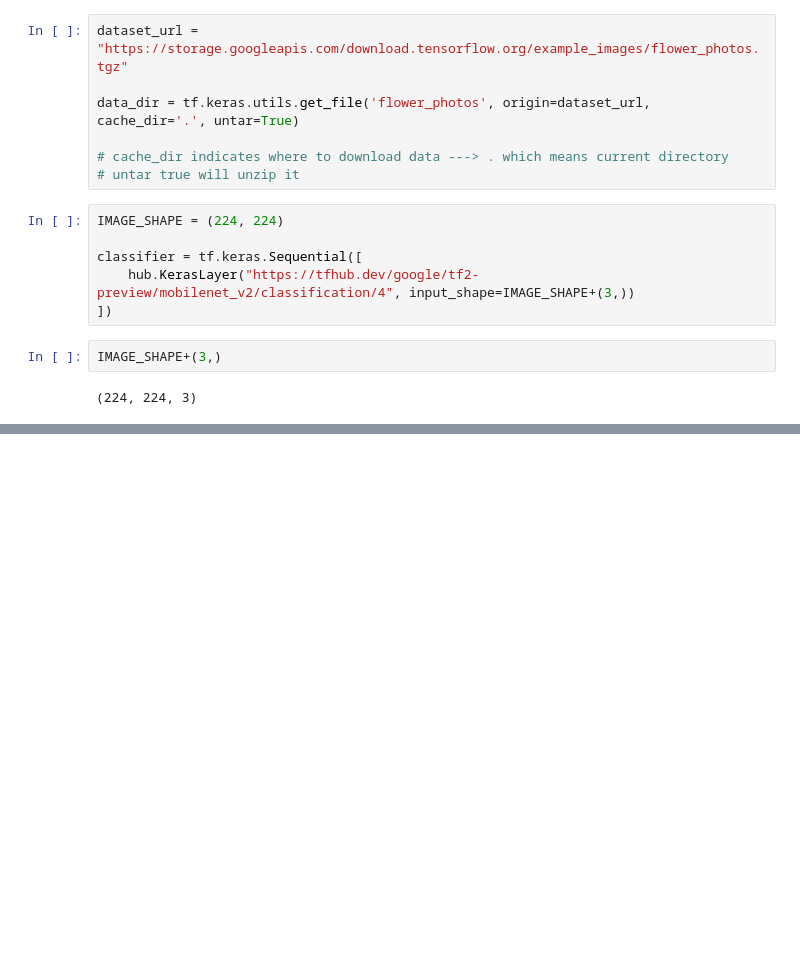
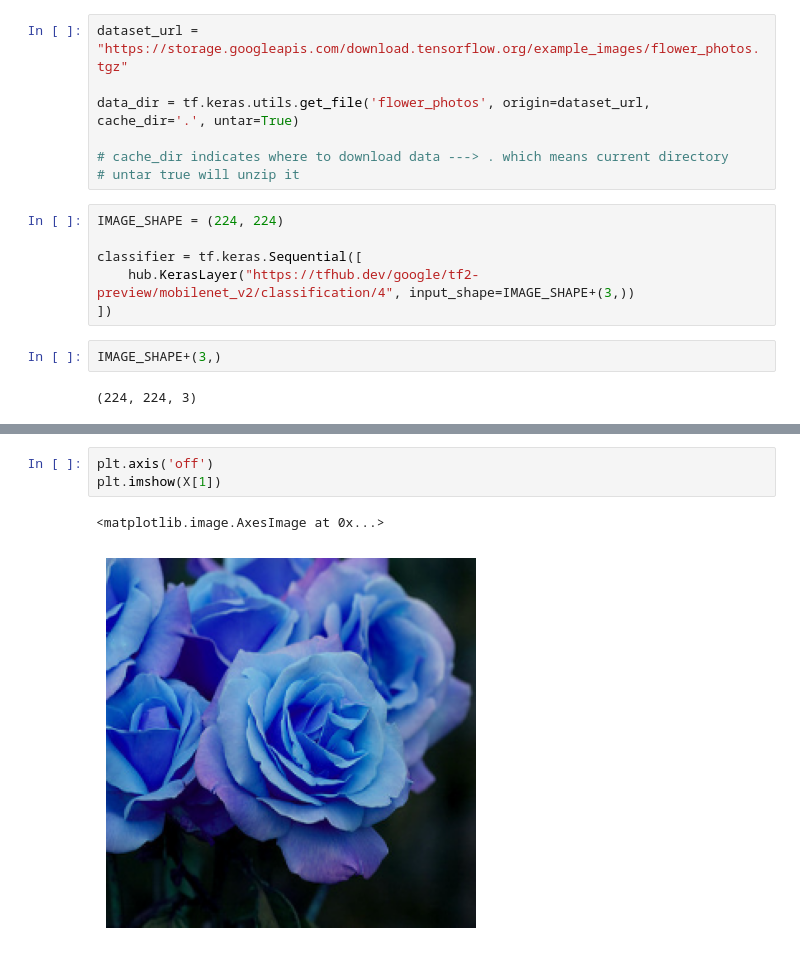
Before and after one commit to UmaGhildiyal/Deep_Neural_Networks_YT, a Jupyter notebook: 15_transfer_learning.ipynb, the cells around one changed output, grey strips where cells are left out. Saved outputs shown, nothing was run; the diff lists cells and outputs as text; blank space fills up the shorter version.

```diff
--- a/15_transfer_learning.ipynb
+++ b/15_transfer_learning.ipynb
@@ -56,0 +207,6 @@ gold_fish
+# %%
+plt.axis('off')
+plt.imshow(X[1])
+# %% [output]
+<matplotlib.image.AxesImage at 0x...>
+[figure, added]
```
Also changed, not shown: parts of 41 cells of this notebook.
